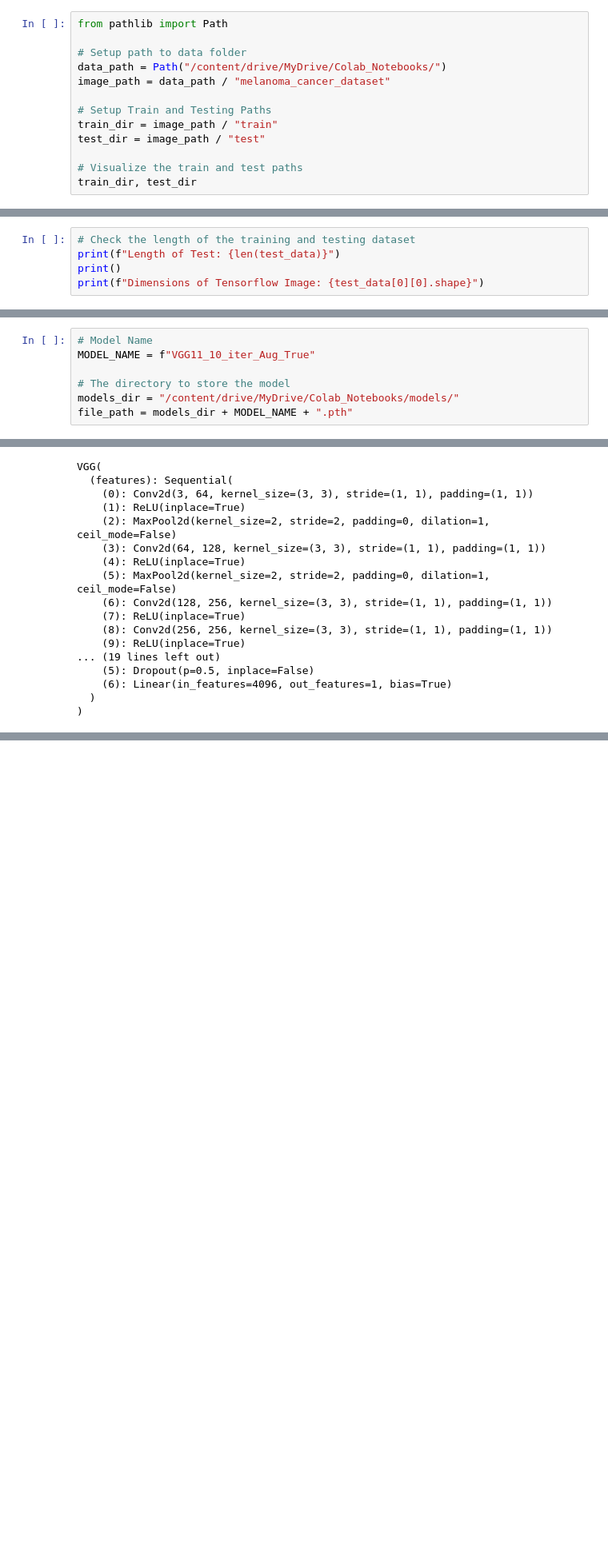
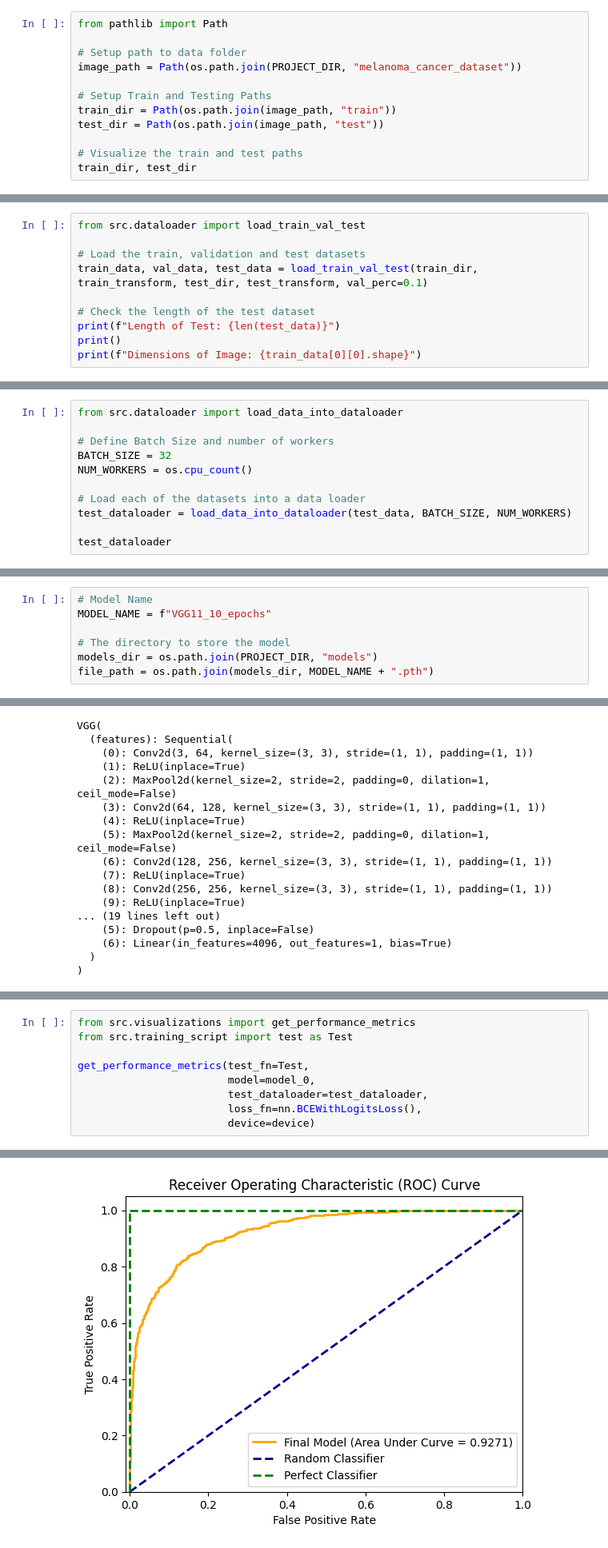
Before and after one commit to noahkeogh/Convolutional-Neural-Networks-to-Identify-Malignant-Moles, a Jupyter notebook: VGG11_Model_Testing.ipynb, the cells around one changed output, grey strips where cells are left out. Shown at 80% size. Saved outputs shown, nothing was run; the diff lists cells and outputs as text; blank space fills up the shorter version.

```diff
--- a/VGG11_Model_Testing.ipynb
+++ b/VGG11_Model_Testing.ipynb
@@ -38,12 +38,11 @@ AUGMENTATION = True
 from pathlib import Path
 
 # Setup path to data folder
-data_path = Path("/content/drive/MyDrive/Colab_Notebooks/")
-image_path = data_path / "melanoma_cancer_dataset"
+image_path = Path(os.path.join(PROJECT_DIR, "melanoma_cancer_dataset"))
 
 # Setup Train and Testing Paths
-train_dir = image_path / "train"
-test_dir = image_path / "test"
+train_dir = Path(os.path.join(image_path, "train"))
+test_dir = Path(os.path.join(image_path, "test"))
 
 # Visualize the train and test paths
 train_dir, test_dir
@@ -99,8 +86,13 @@ test_data = datasets.ImageFolder(root=test_dir,
 # %%
-# Check the length of the training and testing dataset
+from src.dataloader import load_train_val_test
+
+# Load the train, validation and test datasets
+train_data, val_data, test_data = load_train_val_test(train_dir, train_transform, test_dir, test_transform, val_perc=0.1)
+
+# Check the length of the test dataset
 print(f"Length of Test: {len(test_data)}")
 print()
-print(f"Dimensions of Tensorflow Image: {test_data[0][0].shape}")
+print(f"Dimensions of Image: {train_data[0][0].shape}")
 # %% [output]
 Length of Test: 2000
 
@@ -160,0 +102,11 @@ VGG(
+# %%
+from src.dataloader import load_data_into_dataloader
+
+# Define Batch Size and number of workers
+BATCH_SIZE = 32
+NUM_WORKERS = os.cpu_count()
+
+# Load each of the datasets into a data loader
+test_dataloader = load_data_into_dataloader(test_data, BATCH_SIZE, NUM_WORKERS)
+
+test_dataloader
@@ -163,10 +117,10 @@ VGG(
 # %%
 # Model Name
-MODEL_NAME = f"VGG11_10_iter_Aug_True"
+MODEL_NAME = f"VGG11_10_epochs"
 
 # The directory to store the model
-models_dir = "/content/drive/MyDrive/Colab_Notebooks/models/"
-file_path = models_dir + MODEL_NAME + ".pth"
+models_dir = os.path.join(PROJECT_DIR, "models")
+file_path = os.path.join(models_dir, MODEL_NAME + ".pth")
 # %% [markdown]
 ## Load the Model Parameters
 # %%
@@ -255,0 +160,10 @@ with open(PRED_DIR + MODEL_NAME + "_TRUE", "wb") as fp:
+# %%
+from src.visualizations import get_performance_metrics
+from src.training_script import test as Test
+
+get_performance_metrics(test_fn=Test,
+                        model=model_0,
+                        test_dataloader=test_dataloader,
+                        loss_fn=nn.BCEWithLogitsLoss(),
+                        device=device)
+# %% [output]
@@ -256,2 +183,3 @@ with open(PRED_DIR + MODEL_NAME + "_TRUE", "wb") as fp:
+[figure, added]
 # %% [markdown]
 # 9) Grad-Cam Visualization
```
Also changed, not shown: parts of 37 cells of this notebook, 9 other files.
